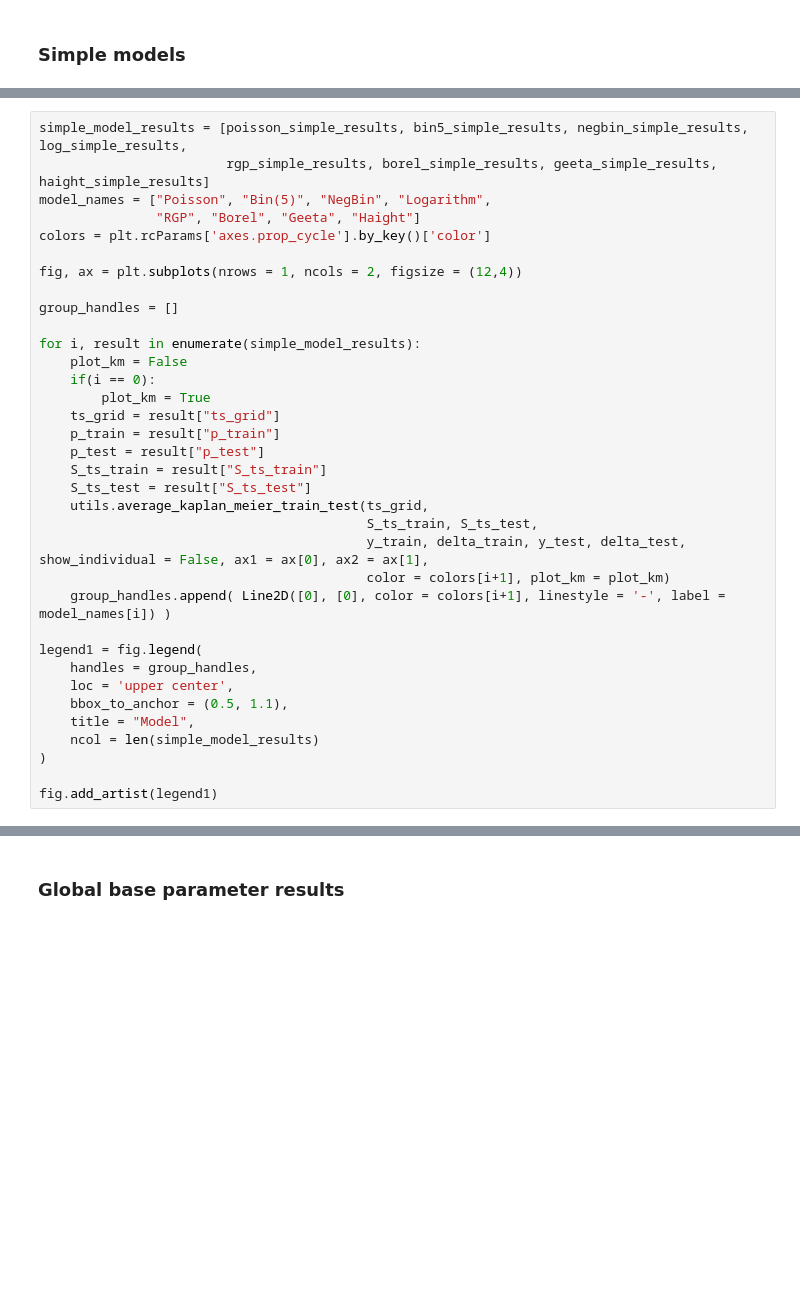
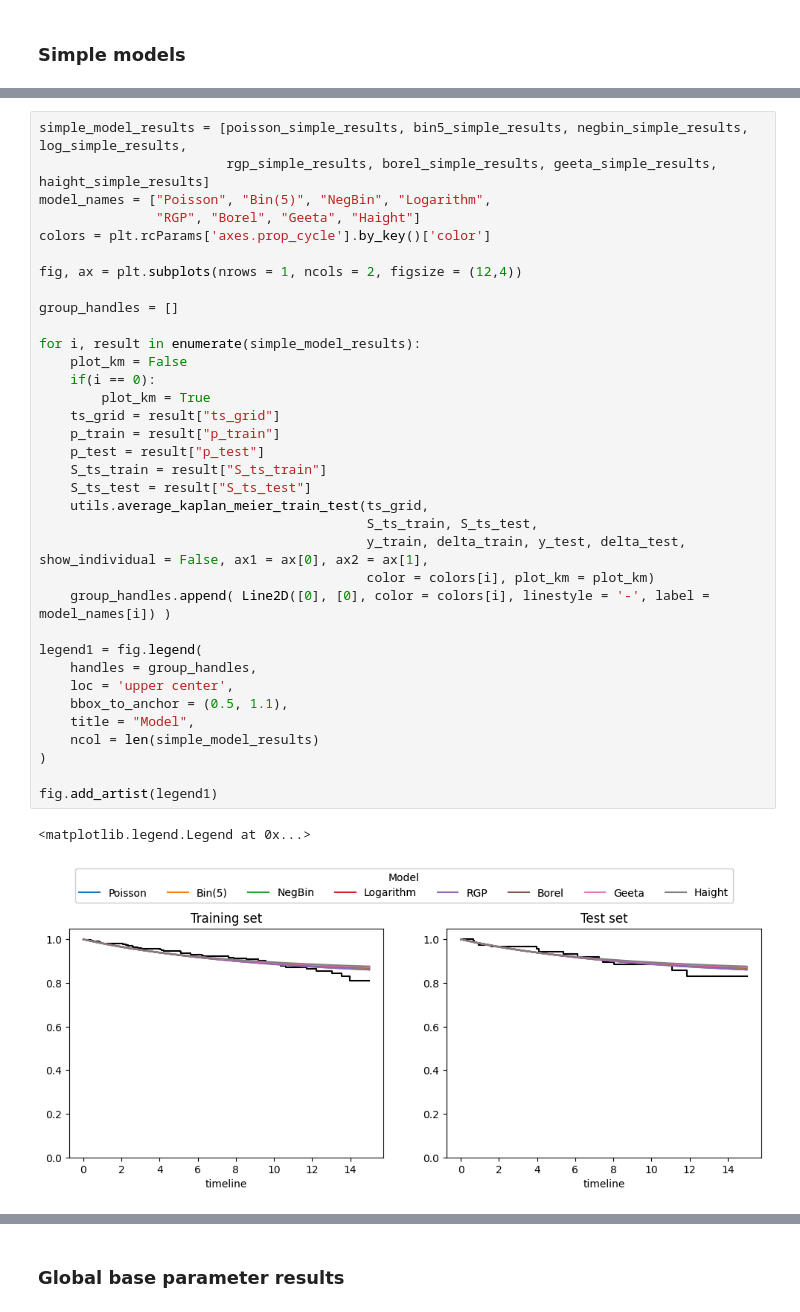
Before and after one commit to nhilariosilva/gndr_mpscr, a Jupyter notebook: OASIS Application/OASIS Exponential Model.ipynb, the cells around one changed output, grey strips where cells are left out. Saved outputs shown, nothing was run; the diff lists cells and outputs as text; blank space fills up the shorter version.

```diff
--- a/OASIS Application/OASIS Exponential Model.ipynb
+++ b/OASIS Application/OASIS Exponential Model.ipynb
@@ -691,35 +739,38 @@ simple_model_results = [poisson_simple_results, bin5_simple_results, negbin_simp
 model_names = ["Poisson", "Bin(5)", "NegBin", "Logarithm",
                "RGP", "Borel", "Geeta", "Haight"]
 colors = plt.rcParams['axes.prop_cycle'].by_key()['color']
 
 fig, ax = plt.subplots(nrows = 1, ncols = 2, figsize = (12,4))
 
 group_handles = []
 
 for i, result in enumerate(simple_model_results):
     plot_km = False
     if(i == 0):
         plot_km = True
     ts_grid = result["ts_grid"]
     p_train = result["p_train"]
     p_test = result["p_test"]
     S_ts_train = result["S_ts_train"]
     S_ts_test = result["S_ts_test"]
     utils.average_kaplan_meier_train_test(ts_grid,
                                           S_ts_train, S_ts_test,
                                           y_train, delta_train, y_test, delta_test, show_individual = False, ax1 = ax[0], ax2 = ax[1],
-                                          color = colors[i+1], plot_km = plot_km)
-    group_handles.append( Line2D([0], [0], color = colors[i+1], linestyle = '-', label = model_names[i]) )
+                                          color = colors[i], plot_km = plot_km)
+    group_handles.append( Line2D([0], [0], color = colors[i], linestyle = '-', label = model_names[i]) )
 
 legend1 = fig.legend(
     handles = group_handles,
     loc = 'upper center',
     bbox_to_anchor = (0.5, 1.1),
     title = "Model",
     ncol = len(simple_model_results)
 )
 
 fig.add_artist(legend1)
+# %% [output]
+<matplotlib.legend.Legend at 0x...>
+[figure, added]
 # %%
 colors = plt.rcParams['axes.prop_cycle'].by_key()['color']
 
```
Also changed, not shown: parts of 18 cells of this notebook, 15 other files.
